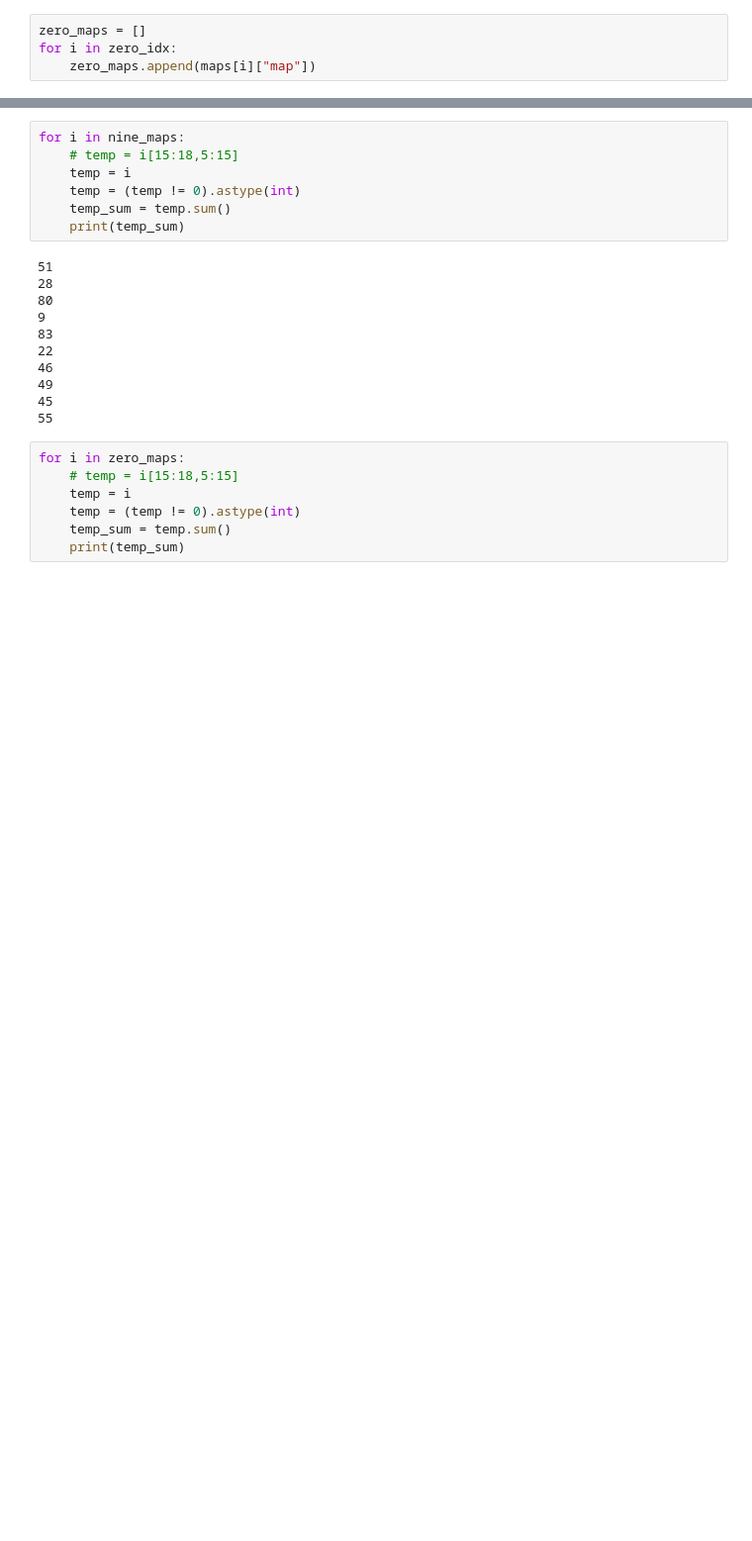
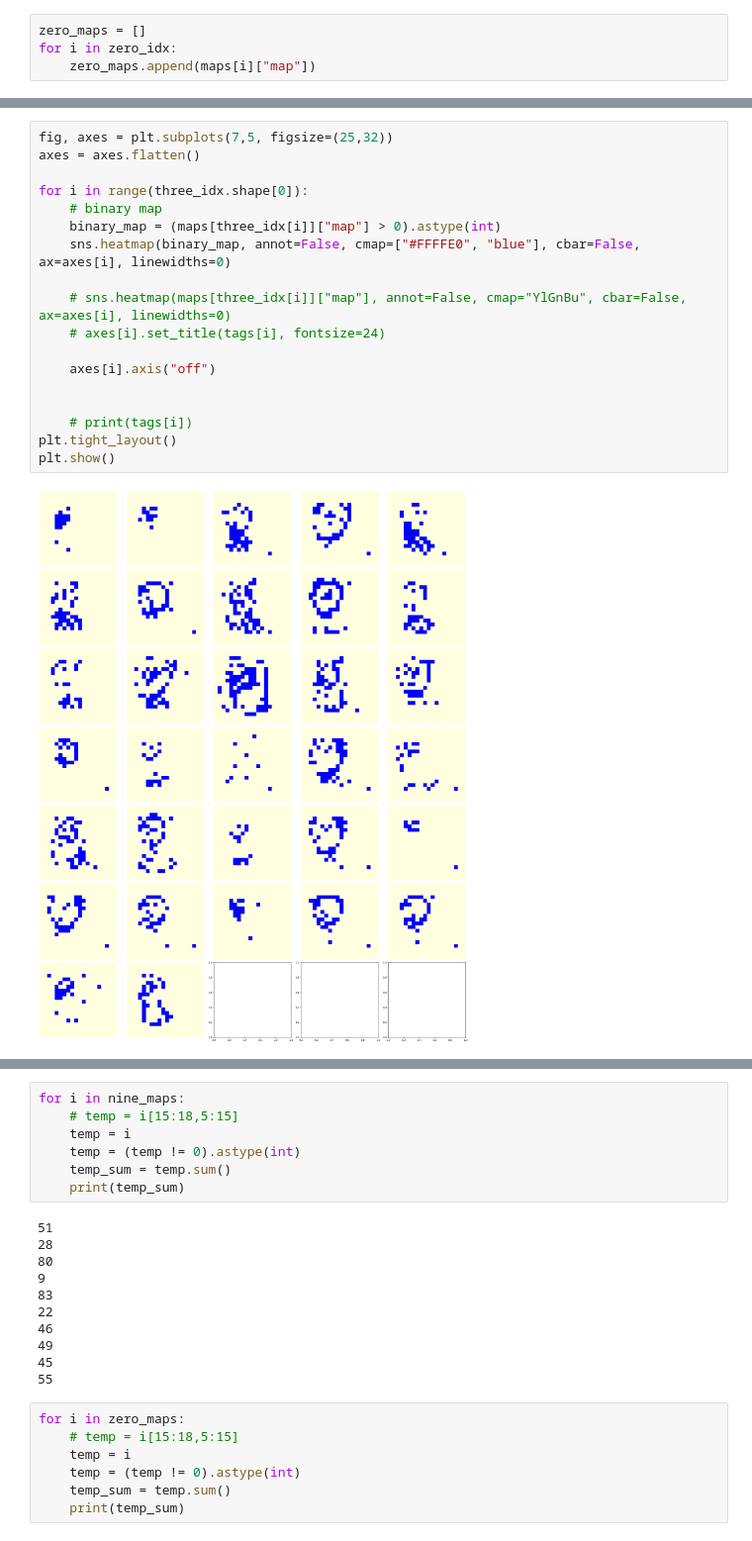
Before and after one commit to hhsherlock/Spiking_NN, a Jupyter notebook: mnst_learn/analysis_blobs.ipynb, the cells around one changed output, grey strips where cells are left out. Shown at 99% size. Saved outputs shown, nothing was run; the diff lists cells and outputs as text; blank space fills up the shorter version.

```diff
--- a/mnst_learn/analysis_blobs.ipynb
+++ b/mnst_learn/analysis_blobs.ipynb
@@ -205,0 +164,20 @@ plt.show()
+# %%
+fig, axes = plt.subplots(7,5, figsize=(25,32))
+axes = axes.flatten()
+
+for i in range(three_idx.shape[0]):
+    # binary map
+    binary_map = (maps[three_idx[i]]["map"] > 0).astype(int)
+    sns.heatmap(binary_map, annot=False, cmap=["#FFFFE0", "blue"], cbar=False, ax=axes[i], linewidths=0)
+
+    # sns.heatmap(maps[three_idx[i]]["map"], annot=False, cmap="YlGnBu", cbar=False, ax=axes[i], linewidths=0)
+    # axes[i].set_title(tags[i], fontsize=24)
+
+    axes[i].axis("off")
+
+
+    # print(tags[i])
+plt.tight_layout()
+plt.show()
+# %% [output]
+[figure, added]
```
Also changed, not shown: parts of 23 cells of this notebook, 20 other files.
